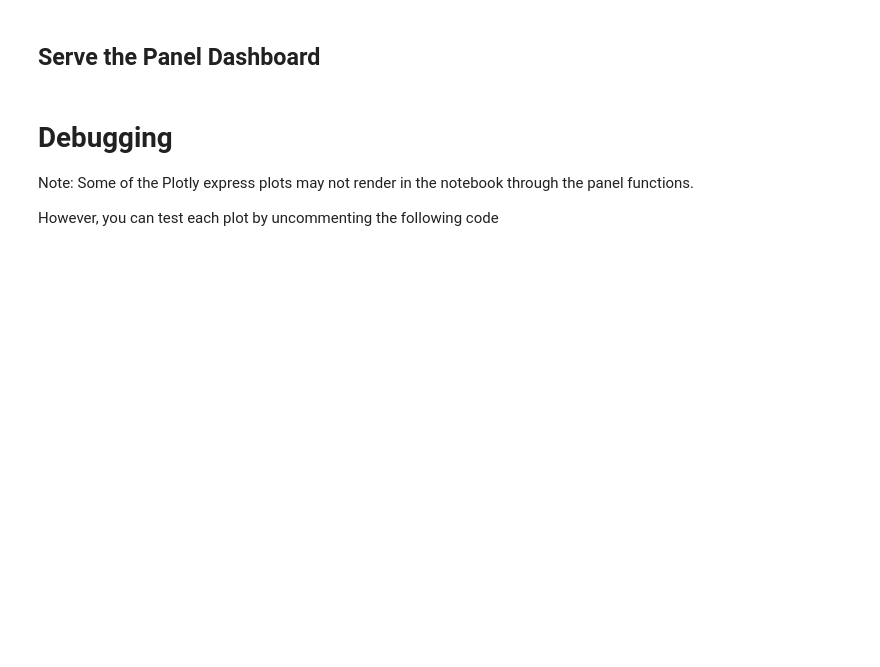
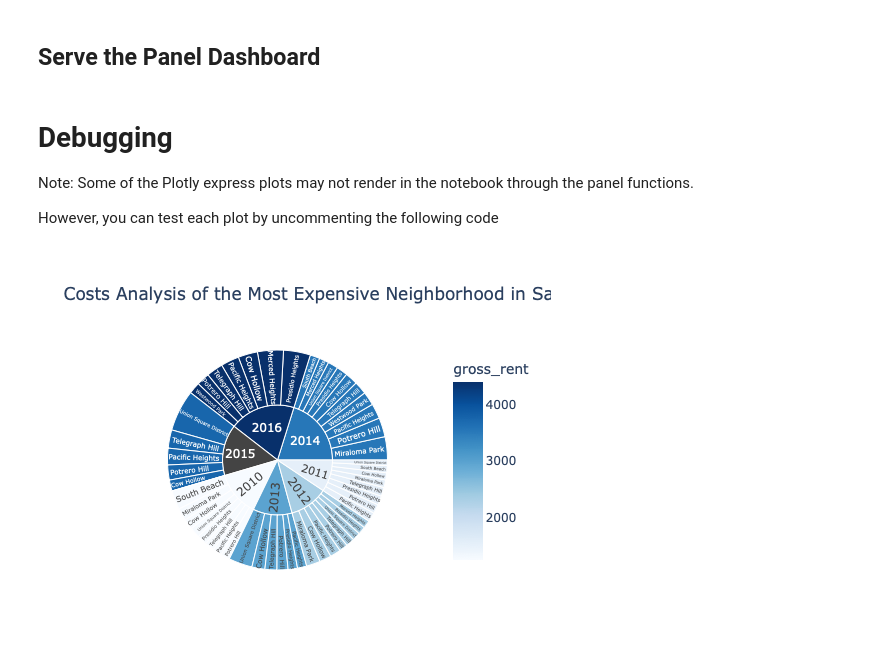
Before and after one commit to senalba/homework_06_pyviz, a Jupyter notebook: dashboard.ipynb, the cells around one changed output. Cells and saved outputs as stored; diff of their text form; code cells hidden in the pictures; blank space fills up the shorter version.

```diff
--- a/dashboard.ipynb
+++ b/dashboard.ipynb
@@ -8,11 +8,15 @@ import panel as pn
 pn.extension('plotly')
 import plotly.express as px
 import pandas as pd
+import numpy as np
 import hvplot.pandas
 import matplotlib.pyplot as plt
 import os
 from pathlib import Path
 from dotenv import load_dotenv
+
+import seaborn as sns
+sns.set_theme()
 # %%
 # Read the Mapbox API key
 load_dotenv()
@@ -151,0 +263,4 @@ However, you can test each plot by uncommenting the following code
+# %%
+sunburst()
+# %% [output]
+[figure, added]
```
Also changed, not shown: parts of 16 cells of this notebook, 5 other files.
